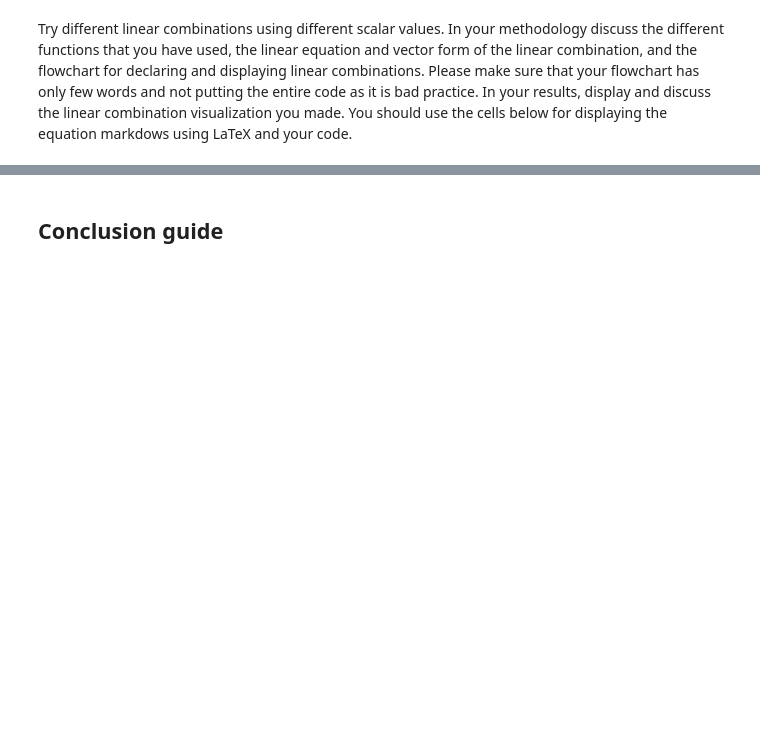
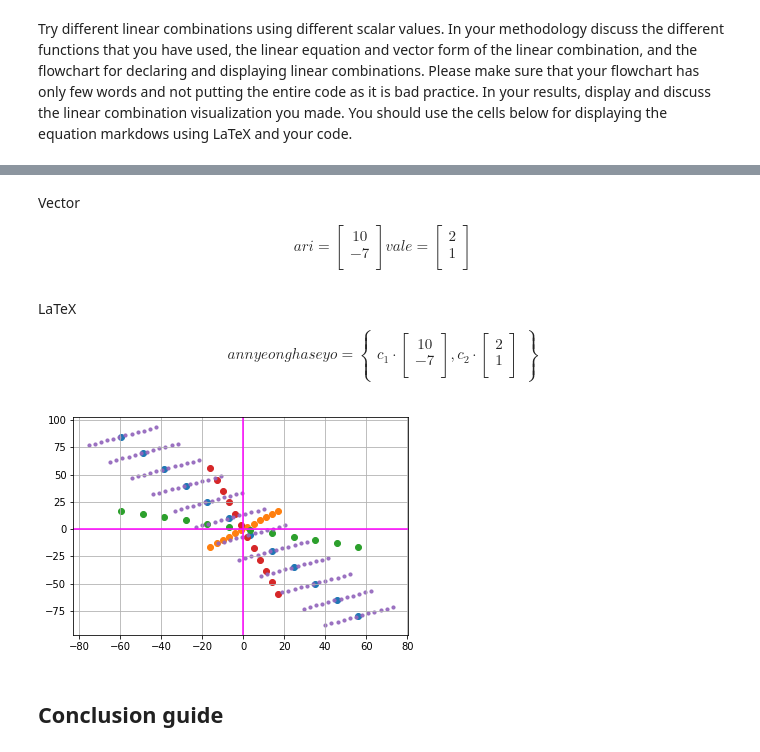
Before and after one commit to Mowee0/LinearAlgebra_2ndSem, a Jupyter notebook: FINAL_Assignment_10_Arriola_Valenzuela.ipynb, the cells around one changed output, grey strips where cells are left out. Saved outputs shown, nothing was run; the diff lists cells and outputs as text; code cells hidden in the pictures; blank space fills up the shorter version.

```diff
--- a/FINAL_Assignment_10_Arriola_Valenzuela.ipynb
+++ b/FINAL_Assignment_10_Arriola_Valenzuela.ipynb
@@ -132,3 +131,41 @@ $$Space \cdot for \cdot the \cdot vector \cdot form$$
+# %% [markdown]
+Vector
+
+$$
+ari =\begin{bmatrix} 10\\-7\\ \end{bmatrix}
+vale =\begin{bmatrix} 2\\1\\ \end{bmatrix}
+$$
+# %% [markdown]
+
+LaTeX
+$$
+annyeonghaseyo = \begin{Bmatrix} c_1 \cdot\begin{bmatrix} 10\\-7 \\\end{bmatrix},
+c_2 \cdot \begin{bmatrix} 2\\1 \\\end{bmatrix}\end{Bmatrix}
+$$
+# %%
+vectari = np.array([-7,10])
+vectvale = np.array([2,1])
+
+eug = np.arange(-8,10, 1.5)
+
+c1, c2 = np.meshgrid(eug, eug)
+
+vecteug = vectari + vectvale
+spanRx = c1*vectari[0] + c2*vectvale[0]
+spanRy = c1*vectari[1] + c2*vectvale[1]
+plt.scatter(eug*vectari[0],eug*vectari[1])
+plt.scatter(eug*vectvale[0],eug*vectvale[0])
+plt.scatter(eug*vectari[0],eug*vectvale[0])
+plt.scatter(eug*vectvale[0],eug*vectari[0])
+
+plt.scatter(spanRx,spanRy, s=10, alpha=0.9)
+
+plt.axhline(y=0, color='fuchsia')
+plt.axvline(x=0, color='fuchsia')
+plt.grid()
+plt.show()
+# %% [output]
+[figure, added]
 # %% [markdown]
 ## Conclusion guide
 # %% [markdown]
```
Also changed, not shown: parts of 10 cells of this notebook.
